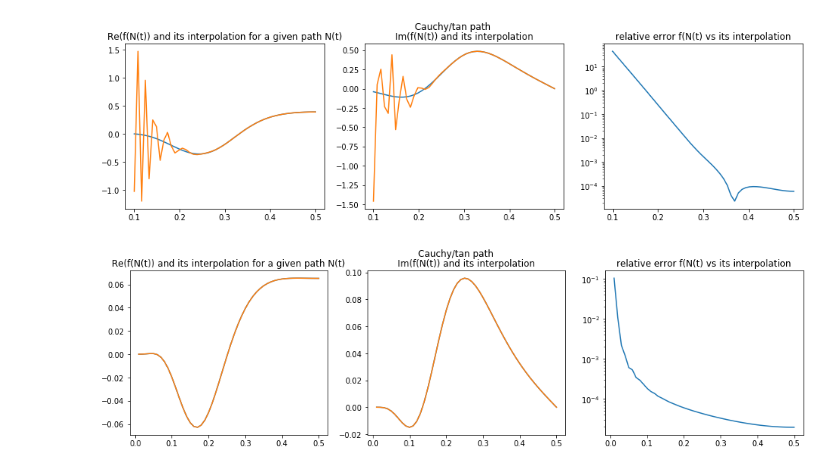
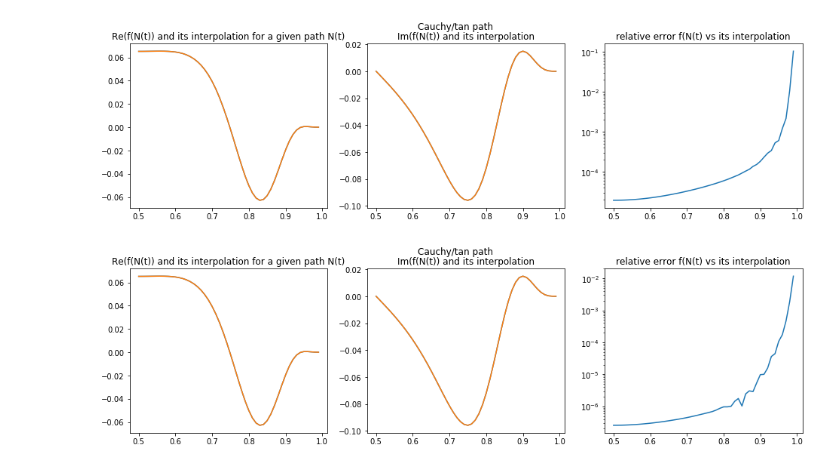
Before and after one commit to NNPDF/eko, a Jupyter notebook: jupyter/interpolation2.ipynb, the cells around one changed output. Drawn from its saved outputs; the diff is of its cells as text; code cells hidden in the pictures.

Commit message:
rework interpolation, benchmark seems to work out

```diff
--- a/jupyter/interpolation2.ipynb
+++ b/jupyter/interpolation2.ipynb
@@ -121,0 +37,8 @@ plot_Lagrange_basis_functions(10,2);
+# %%
+xgrid = np.array([1e-4,1e-2,1])
+confs=interpolation.get_Lagrange_basis_functions_log(xgrid,1)
+plot_Lagrange_basis_functions(confs,interpolation.evaluate_Lagrange_basis_function_log_x);
+print(confs)
+print(interpolation.evaluate_Lagrange_basis_function_log_x(1e-4,confs[0]))
+print(interpolation.evaluate_Lagrange_basis_function_log_x(1e-4,confs[1]))
+print(interpolation.evaluate_Lagrange_basis_function_log_x(1e-4,confs[2]))
@@ -165,11 +94,11 @@ def plot_dist(x,y,yref,title=None):
     plt.xlabel("1-x")
     return fig
 # %%
-def test_interpolation_x(f,xgrid,polynom_rank,xmin=1e-6,title=None):
+def test_interpolation_x(f,get_confs,xgrid,polynom_rank,evaluate,xmin=1e-6,title=None):
     """plots interpolation vs real thing in x"""
-    confs = get_Lagrange_basis_functions(xgrid,polynom_rank)
+    confs = get_confs(xgrid,polynom_rank)
     fs = [f(x) for x in xgrid]
-    fp = lambda y,confs=confs,fs=fs: np.sum([fs[j]*evaluate_Lagrange_basis_function_x(y,confs[j]) for j in range(len(confs))])
+    fp = lambda y,confs=confs,fs=fs: np.sum([fs[j]*evaluate(y,confs[j]) for j in range(len(confs))])
 
     oMx = 1.0 - np.logspace(-2,np.log10(.9))
     xs = np.append(np.logspace(np.log10(xmin),-1),[np.linspace(0.1,.9),oMx])
@@ -183,8 +112,9 @@ toy_alpha = -0.2
 toy_beta = 3.0
 xgrid_low = interpolation.get_xgrid_linear_at_log(20,1e-7,0.1)
 xgrid_mid = interpolation.get_xgrid_linear_at_id(20,0.1,0.9)
-xgrid_high = 1.0-interpolation.get_xgrid_linear_at_log(20,1e-3,1.0 - 0.9)
-xgrid = np.unique(np.append(np.append(xgrid_low,xgrid_mid),xgrid_high))
+xgrid_high = 1.0-interpolation.get_xgrid_linear_at_log(10,1e-3,1.0 - 0.9)
+xgrid = np.unique(np.concatenate((xgrid_low,xgrid_mid,xgrid_high)))
 polynom_rank = 4
-test_interpolation_x(get_toy_pdf_x(toy_alpha,toy_beta),xgrid,polynom_rank);
+test_interpolation_x(get_toy_pdf_x(toy_alpha,toy_beta),interpolation.get_Lagrange_basis_functions,    xgrid,polynom_rank,interpolation.evaluate_Lagrange_basis_function_x);
+test_interpolation_x(get_toy_pdf_x(toy_alpha,toy_beta),interpolation.get_Lagrange_basis_functions_log,xgrid,polynom_rank,interpolation.evaluate_Lagrange_basis_function_log_x);
 # %% [output]
@@ -226,9 +188,9 @@ polynom #09 at N=(2-2j):        exact =  3.661e-02+1.190e-03j,  int = ( 3.661e-0
 # %%
-def test_interpolation_N(fx,fN,xgrid,polynom_rank,path,ts = np.linspace(0,1),title=None):
+def test_interpolation_N(fx,fN,get_confs,xgrid,polynom_rank,evaluate_N,path,ts = np.linspace(0,1),title=None):
     """plots interpolation to real thing in x"""
-    confs = get_Lagrange_basis_functions(xgrid,polynom_rank)
+    confs = get_confs(xgrid,polynom_rank)
     fxs = [fx(x) for x in xgrid]
-    fNp = lambda N,confs=confs,fxs=fxs: np.sum([fxs[j]*evaluate_Lagrange_basis_function_N(N,confs[j]) for j in range(len(confs))])
+    fNp = lambda N,confs=confs,fxs=fxs: np.sum([fxs[j]*evaluate_N(N,confs[j],0) for j in range(len(confs))])
 
     fig = plt.figure(figsize=(16,4))
     if not title == None:
@@ -241,38 +203,41 @@ def test_interpolation_N(fx,fN,xgrid,polynom_rank,path,ts = np.linspace(0,1),tit
     plt.plot(ts,np.real(yps))
     plt.subplot(1,3,2)
     plt.title("Im(f(N(t)) and its interpolation")
     plt.plot(ts,np.imag(ys))
     plt.plot(ts,np.imag(yps))
     plt.subplot(1,3,3)
     plt.title("relative error f(N(t) vs its interpolation")
     plt.semilogy(ts,[np.abs((ys[j] - yps[j])/ys[j]) for j in range(len(ts))])
     plt.show()
     return fig
 
 toy_alpha = -0.2
 toy_beta = 3.0
 xgrid_low = interpolation.get_xgrid_linear_at_log(50,1e-7,0.1)
 xgrid_mid = interpolation.get_xgrid_linear_at_id(40,0.1,0.9)
 xgrid_high = 1.0-interpolation.get_xgrid_linear_at_log(50,1e-3,1.0 - 0.9)
 xgrid = np.unique(np.append(np.append(xgrid_low,xgrid_mid),xgrid_high))
 polynom_rank = 4
 
 path,jac = mellin.get_path_line(15)
 #test_interpolation_N(get_toy_pdf_x(toy_alpha,toy_beta), get_toy_pdf_N(toy_alpha,toy_beta),xgrid,polynom_rank, path,np.linspace(.01,.5),title="line path");
 
 path,jac = mellin.get_path_edge(20.0,2.0)
 #test_interpolation_N(get_toy_pdf_x(toy_alpha,toy_beta), get_toy_pdf_N(toy_alpha,toy_beta),xgrid,polynom_rank, path,np.linspace(.01,.5),title="edge path");
 
 path,jac = mellin.get_path_Talbot(1.0)
 #test_interpolation_N(get_toy_pdf_x(toy_alpha,toy_beta), get_toy_pdf_N(toy_alpha,toy_beta),xgrid,polynom_rank, path,np.linspace(.1,.5),title="Talbot path");
 
-path,jac = mellin.get_path_Cauchy_tan(1.0)
-test_interpolation_N(get_toy_pdf_x(toy_alpha,toy_beta), get_toy_pdf_N(toy_alpha,toy_beta),xgrid,polynom_rank, path,np.linspace(.1,.5),title="Cauchy/tan path");
+#path,jac = mellin.get_path_Cauchy_tan(1.0)
+#test_interpolation_N(get_toy_pdf_x(toy_alpha,toy_beta), get_toy_pdf_N(toy_alpha,toy_beta),interpolation.get_Lagrange_basis_functions,xgrid,polynom_rank,interpolation.evaluate_Lagrange_basis_function_N,path,np.linspace(.5,1.-1e-2),title="Cauchy/tan path");
 path,jac = mellin.get_path_Cauchy_tan(1.0,1.0)
-test_interpolation_N(get_toy_pdf_x(toy_alpha,toy_beta), get_toy_pdf_N(toy_alpha,toy_beta),xgrid,polynom_rank, path,np.linspace(1e-2,.5),title="Cauchy/tan path");
+test_interpolation_N(get_toy_pdf_x(toy_alpha,toy_beta), get_toy_pdf_N(toy_alpha,toy_beta),interpolation.get_Lagrange_basis_functions,xgrid,polynom_rank,interpolation.evaluate_Lagrange_basis_function_N,path,np.linspace(.5,1.-1e-2),title="Cauchy/tan path");
+
+path,jac = mellin.get_path_Cauchy_tan(1.0,1.0)
+test_interpolation_N(get_toy_pdf_x(toy_alpha,toy_beta), get_toy_pdf_N(toy_alpha,toy_beta),interpolation.get_Lagrange_basis_functions_log,xgrid,polynom_rank,interpolation.evaluate_Lagrange_basis_function_log_N,path,np.linspace(.5,1.-1e-2),title="Cauchy/tan path");
 # %% [output]
-[figure, old version]
+[figure, new version]
-[figure, old version]
+[figure, new version]
 # %%
 def test_inverse_Mellin_transform(fx,fN,path,jac,cut=0.,xmin=1e-6,title=None,num_total=100,oMx_min=1e-2):
     """plot Mellin integration path and compare numeric inversion to real thing"""
```
Also changed, not shown: parts of 9 cells of this notebook, 5 other files.
